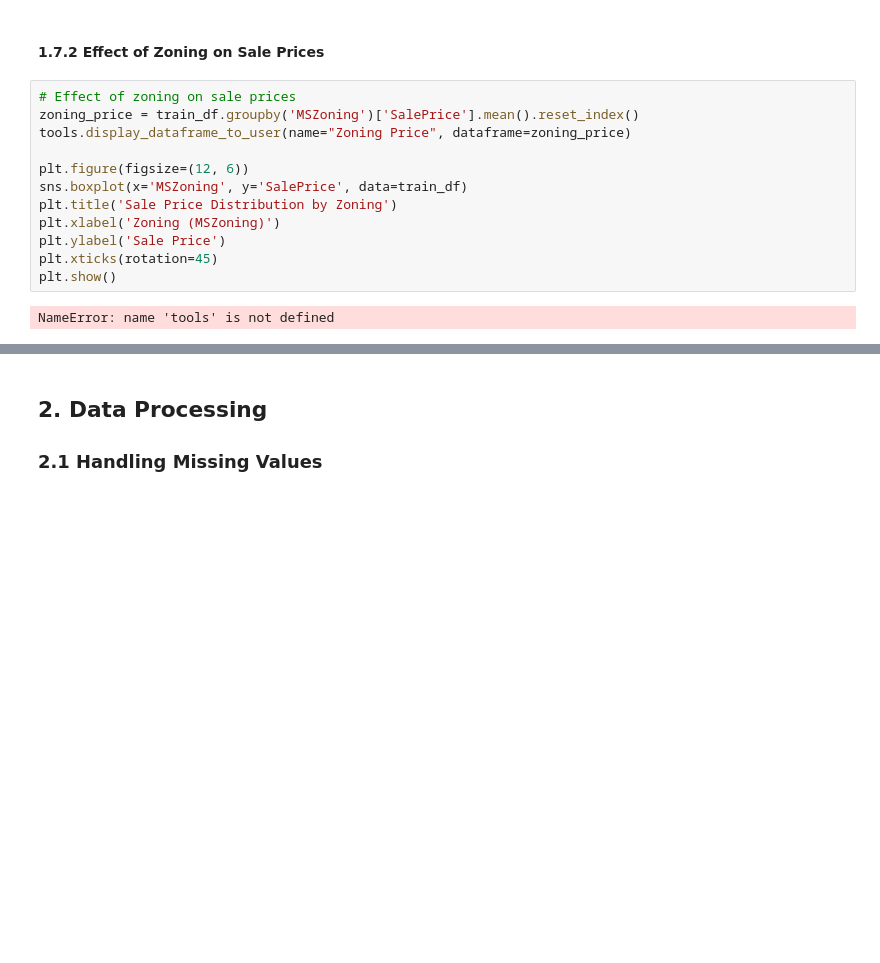
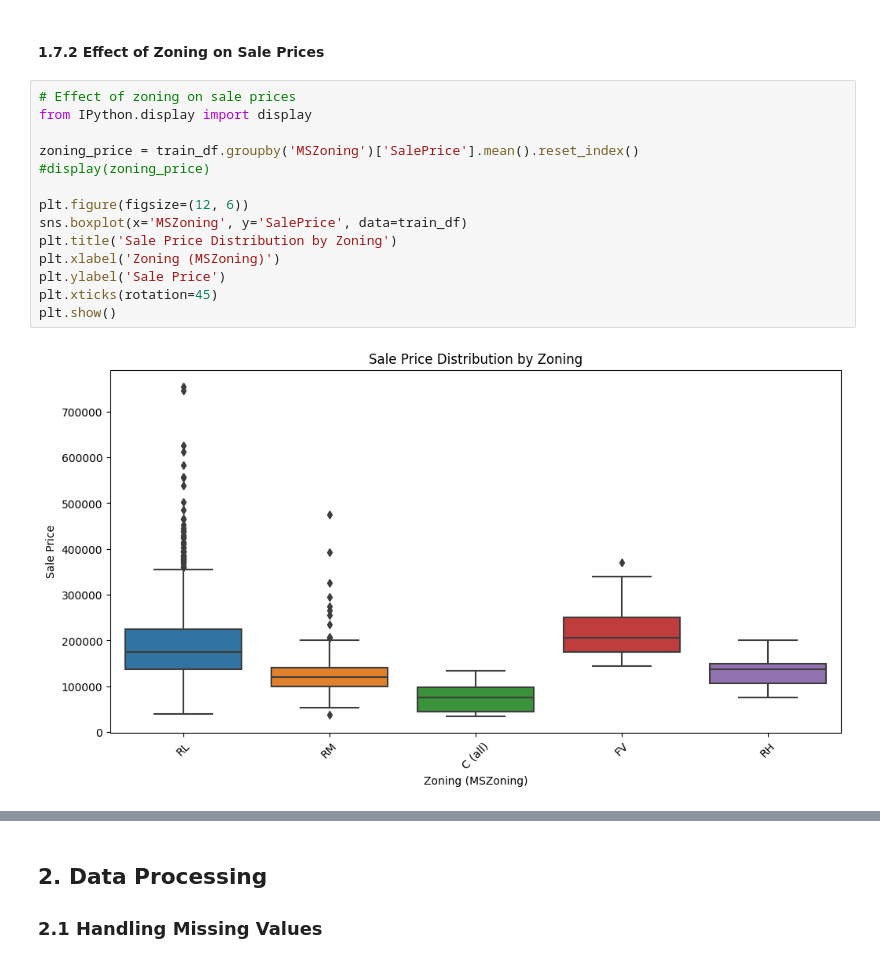
Before and after one commit to rishav21r/House-Prices---Advanced-Regression-Techniques, a Jupyter notebook: house_prices_advanced_regression.ipynb, the cells around one changed output, grey strips where cells are left out. Saved outputs shown, nothing was run; the diff lists cells and outputs as text; blank space fills up the shorter version.

```diff
--- a/house_prices_advanced_regression.ipynb
+++ b/house_prices_advanced_regression.ipynb
@@ -438,15 +443,17 @@ plt.show()
 #### 1.7.2 Effect of Zoning on Sale Prices
 # %%
 # Effect of zoning on sale prices
+from IPython.display import display
+
 zoning_price = train_df.groupby('MSZoning')['SalePrice'].mean().reset_index()
-tools.display_dataframe_to_user(name="Zoning Price", dataframe=zoning_price)
+#display(zoning_price)
 
 plt.figure(figsize=(12, 6))
 sns.boxplot(x='MSZoning', y='SalePrice', data=train_df)
 plt.title('Sale Price Distribution by Zoning')
 plt.xlabel('Zoning (MSZoning)')
 plt.ylabel('Sale Price')
 plt.xticks(rotation=45)
 plt.show()
 # %% [output]
-NameError: name 'tools' is not defined
+[figure, added]
```
Also changed, not shown: parts of 5 cells of this notebook.
